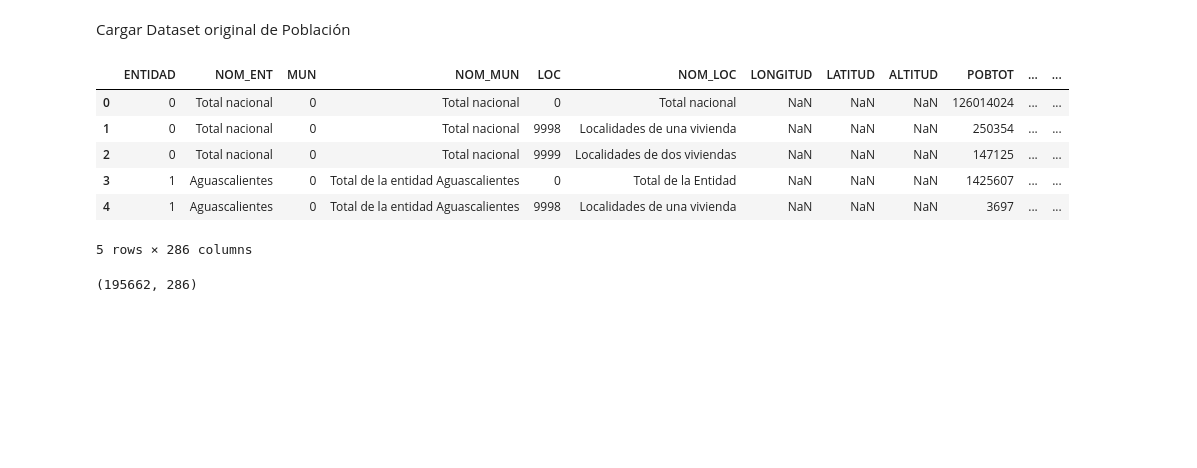
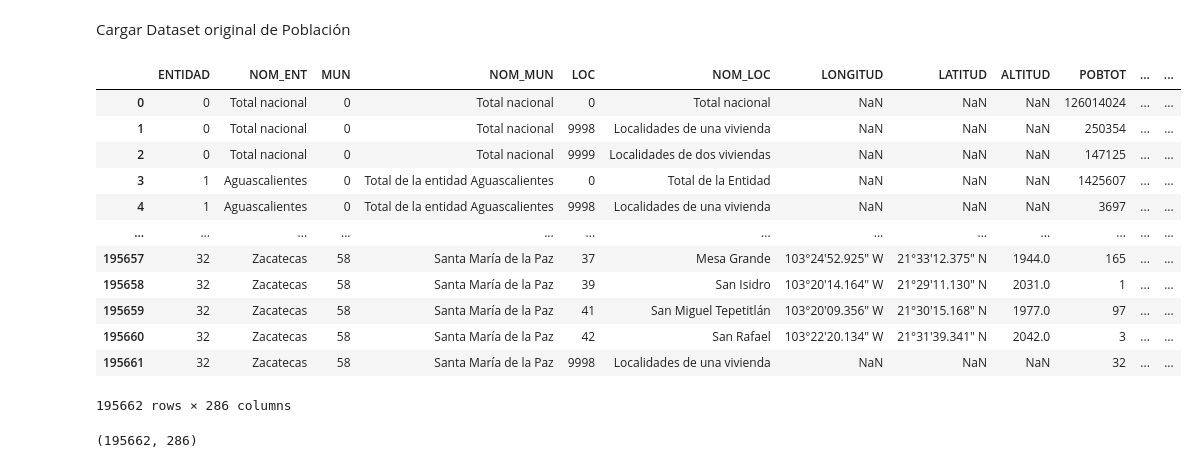
Before and after one commit to Pinedah/bda-p2-datawarehouse, a Jupyter notebook: datawarehouse.ipynb, the cells around one changed output. Saved outputs shown, nothing was run; the diff lists cells and outputs as text; code cells hidden in the pictures; blank space fills up the shorter version.

```diff
--- a/datawarehouse.ipynb
+++ b/datawarehouse.ipynb
@@ -218,15 +223,21 @@ Cargar Dataset original de Población
 # %%
 archivo = "raw_data\\conjunto_de_datos_iter_00CSV20.csv"
 data_poblacion = pd.read_csv(archivo)
-data_poblacion.head()
+data_poblacion
 # %% [output]
 |  | ENTIDAD | NOM_ENT | MUN | NOM_MUN | LOC | NOM_LOC | LONGITUD | LATITUD | ALTITUD | POBTOT | ... | ... |
 | 0 | 0 | Total nacional | 0 | Total nacional | 0 | Total nacional | NaN | NaN | NaN | 126014024 | ... | ... |
 | 1 | 0 | Total nacional | 0 | Total nacional | 9998 | Localidades de una vivienda | NaN | NaN | NaN | 250354 | ... | ... |
 | 2 | 0 | Total nacional | 0 | Total nacional | 9999 | Localidades de dos viviendas | NaN | NaN | NaN | 147125 | ... | ... |
 | 3 | 1 | Aguascalientes | 0 | Total de la entidad Aguascalientes | 0 | Total de la Entidad | NaN | NaN | NaN | 1425607 | ... | ... |
 | 4 | 1 | Aguascalientes | 0 | Total de la entidad Aguascalientes | 9998 | Localidades de una vivienda | NaN | NaN | NaN | 3697 | ... | ... |
+| ... | ... | ... | ... | ... | ... | ... | ... | ... | ... | ... | ... | ... |
+| 195657 | 32 | Zacatecas | 58 | Santa María de la Paz | 37 | Mesa Grande | 103°24'52.925" W | 21°33'12.375" N | 1944.0 | 165 | ... | ... |
+| 195658 | 32 | Zacatecas | 58 | Santa María de la Paz | 39 | San Isidro | 103°20'14.164" W | 21°29'11.130" N | 2031.0 | 1 | ... | ... |
+| 195659 | 32 | Zacatecas | 58 | Santa María de la Paz | 41 | San Miguel Tepetitlán | 103°20'09.356" W | 21°30'15.168" N | 1977.0 | 97 | ... | ... |
+| 195660 | 32 | Zacatecas | 58 | Santa María de la Paz | 42 | San Rafael | 103°22'20.134" W | 21°31'39.341" N | 2042.0 | 3 | ... | ... |
+| 195661 | 32 | Zacatecas | 58 | Santa María de la Paz | 9998 | Localidades de una vivienda | NaN | NaN | NaN | 32 | ... | ... |
-5 rows × 286 columns
+195662 rows × 286 columns
 # %%
 data_poblacion.shape
 # %% [output]
```
Also changed, not shown: parts of 60 cells of this notebook, 1 other file.
